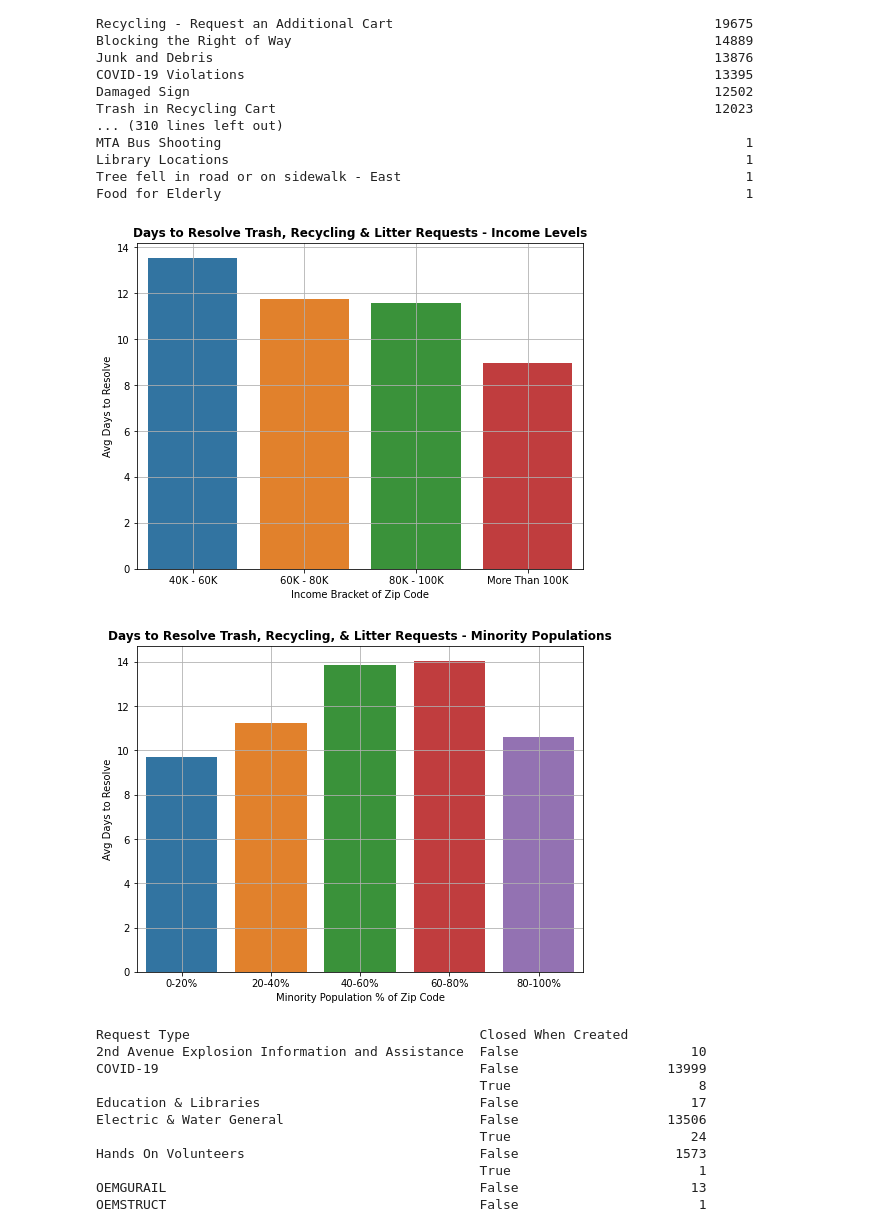
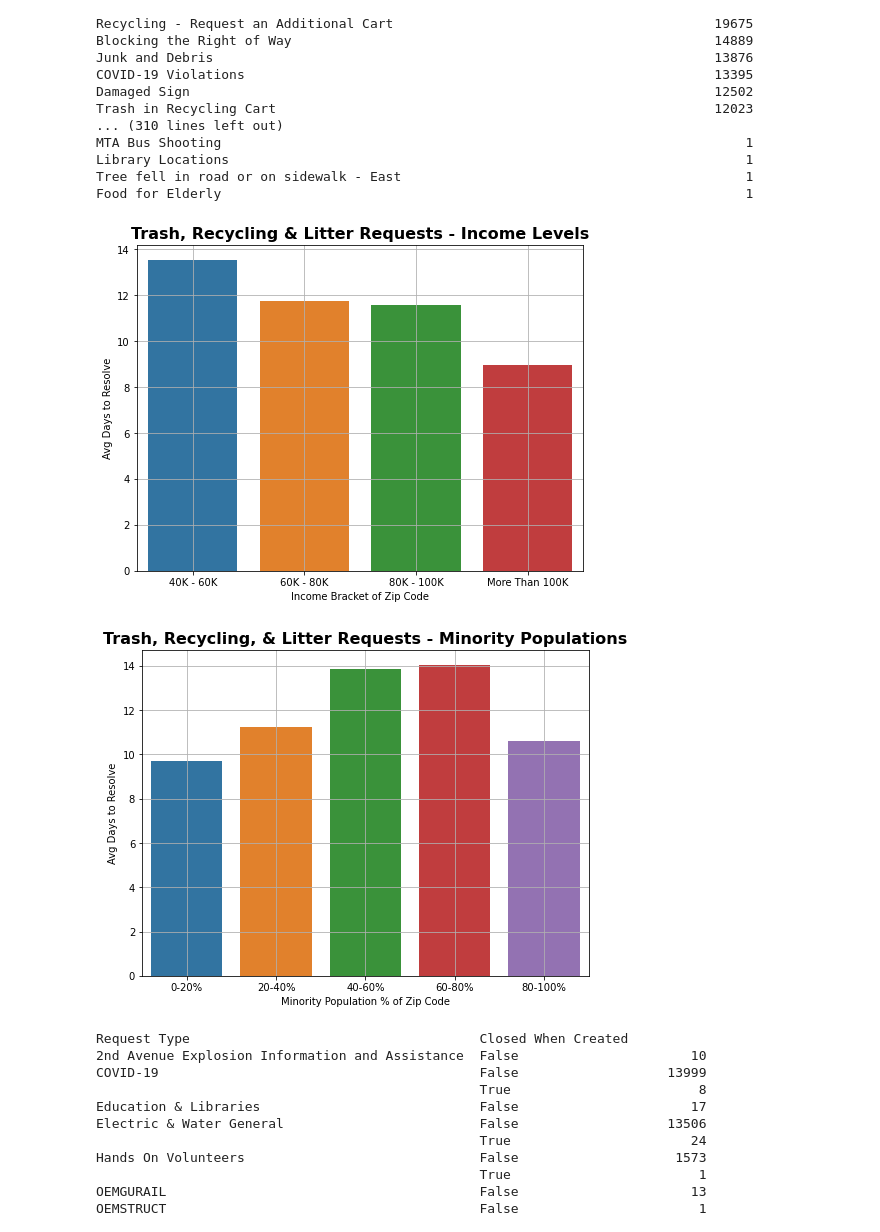
Before and after one commit to PrestonSpencer/Capstone-Nashville-Software-School-Nashville-311-Analysis, a Jupyter notebook: notebooks/visuals_and_analysis.ipynb, the cells around one changed output. Cells and saved outputs as stored; diff of their text form; code cells hidden in the pictures.

```diff
--- a/notebooks/visuals_and_analysis.ipynb
+++ b/notebooks/visuals_and_analysis.ipynb
@@ -115,21 +115,21 @@ plt.figure(figsize = (8,6))
 sns.barplot(x = 'Income Bracket', y = 0, data = trash_groups)
 plt.ylabel('Avg Days to Resolve')
 plt.xlabel('Income Bracket of Zip Code')
-plt.title('Days to Resolve Trash, Recycling & Litter Requests - Income Levels', weight = 'bold', fontsize = 12)
+plt.title('Trash, Recycling & Litter Requests - Income Levels', weight = 'bold', fontsize = 16)
 plt.grid();
 # %% [output]
-[figure, old version]
+[figure, new version]
 # %%
 trash_groups_race = request_trash.groupby(['Minority % Bracket']).apply(trash_mean)
 trash_groups_race = trash_groups_race.reset_index()
 plt.figure(figsize = (8,6))
 sns.barplot(x = 'Minority % Bracket', y = 0, data = trash_groups_race)
 plt.ylabel('Avg Days to Resolve')
 plt.xlabel('Minority Population % of Zip Code')
-plt.title('Days to Resolve Trash, Recycling, & Litter Requests - Minority Populations', weight = 'bold', fontsize = 12)
+plt.title('Trash, Recycling, & Litter Requests - Minority Populations', weight = 'bold', fontsize = 16)
 plt.grid();
 # %% [output]
-[figure, old version]
+[figure, new version]
 # %%
 main_df.groupby(['Request Type'])['Closed When Created'].value_counts()
 # %% [output]
```
Also changed, not shown: parts of 31 cells of this notebook, 6 other files.
